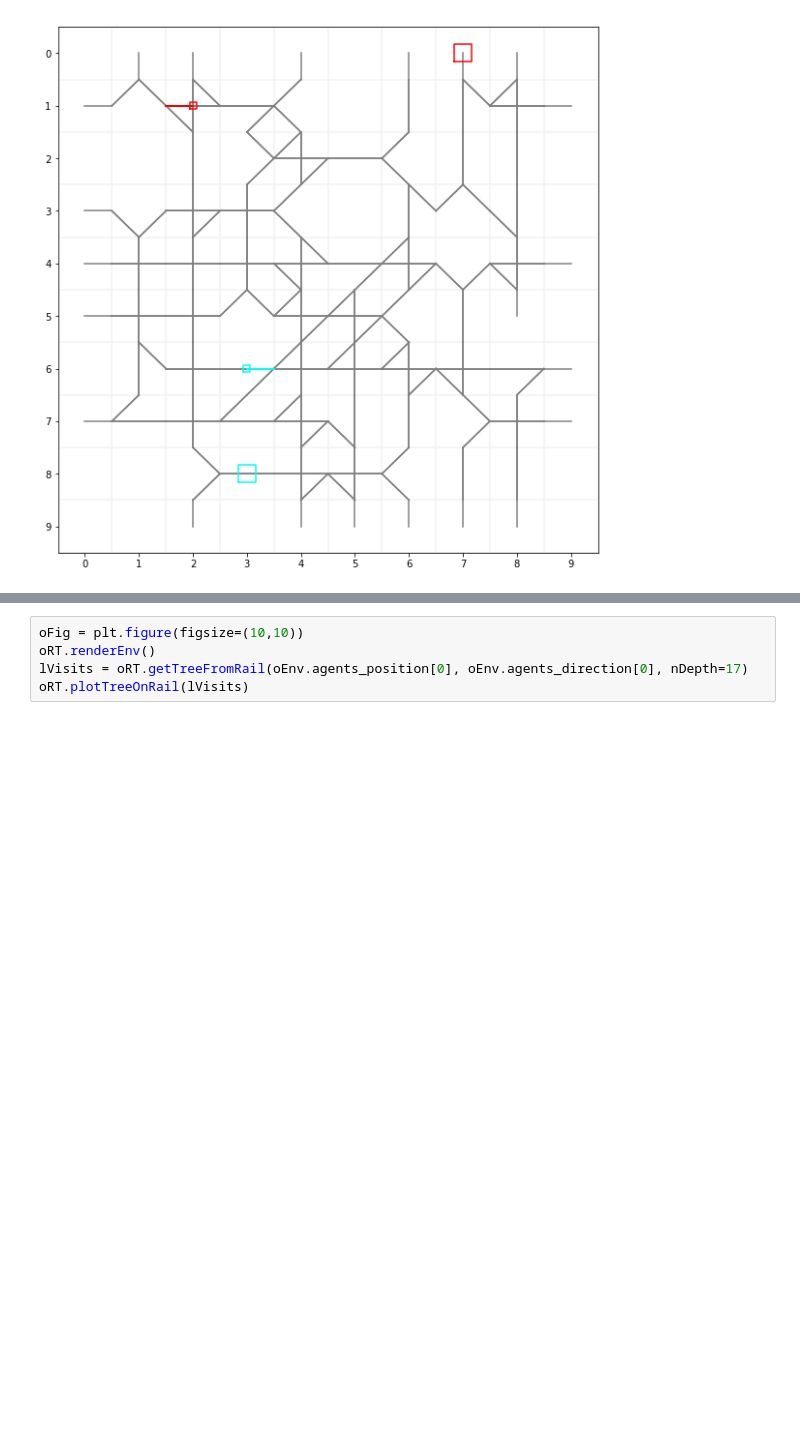
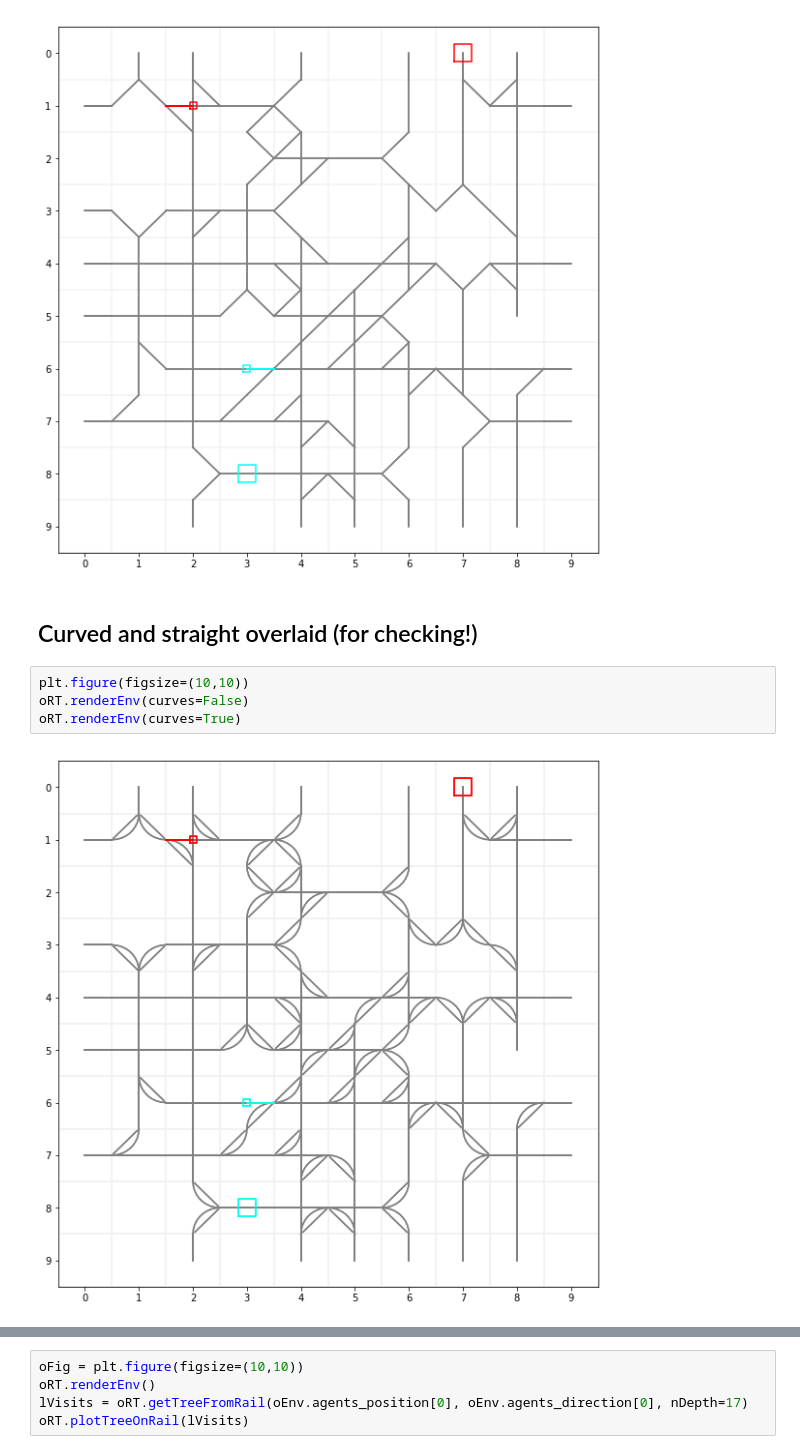
Before and after one commit to flatland-association/flatland-rl, a Jupyter notebook: notebooks/render1.ipynb, the cells around one changed output, grey strips where cells are left out. Saved outputs shown, nothing was run; the diff lists cells and outputs as text; blank space fills up the shorter version.

```diff
--- a/notebooks/render1.ipynb
+++ b/notebooks/render1.ipynb
@@ -56,3 +67,11 @@ plt.figure(figsize=(10,10))
 oRT.renderEnv(curves=False)
 # %% [output]
 [figure]
+# %% [markdown]
+## Curved and straight overlaid (for checking!)
+# %%
+plt.figure(figsize=(10,10))
+oRT.renderEnv(curves=False)
+oRT.renderEnv(curves=True)
+# %% [output]
+[figure, added]
```
Also changed, not shown: parts of 17 cells of this notebook.
